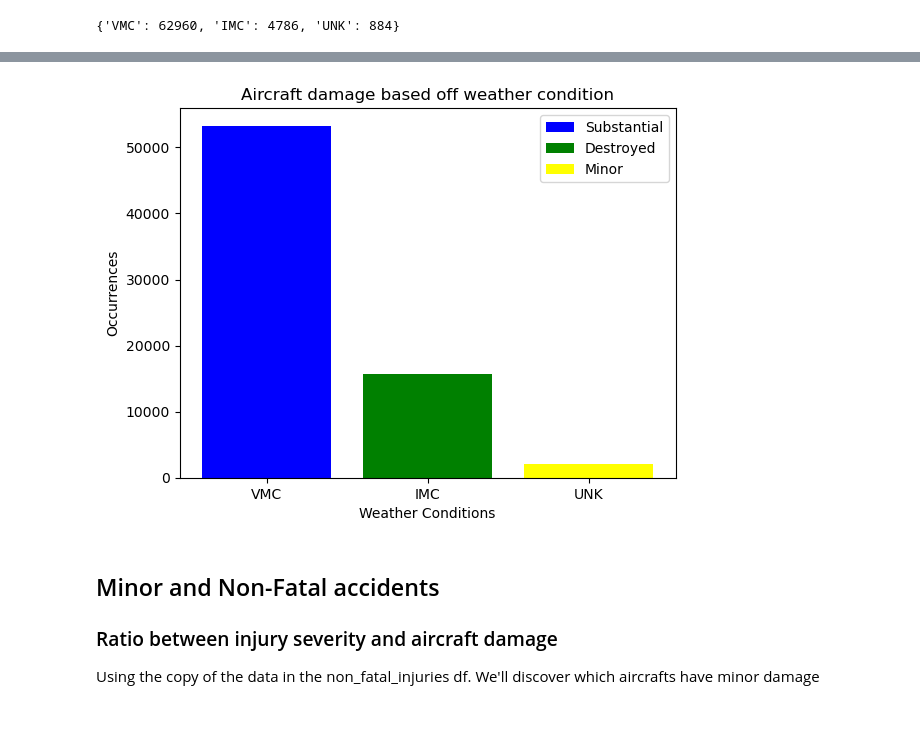
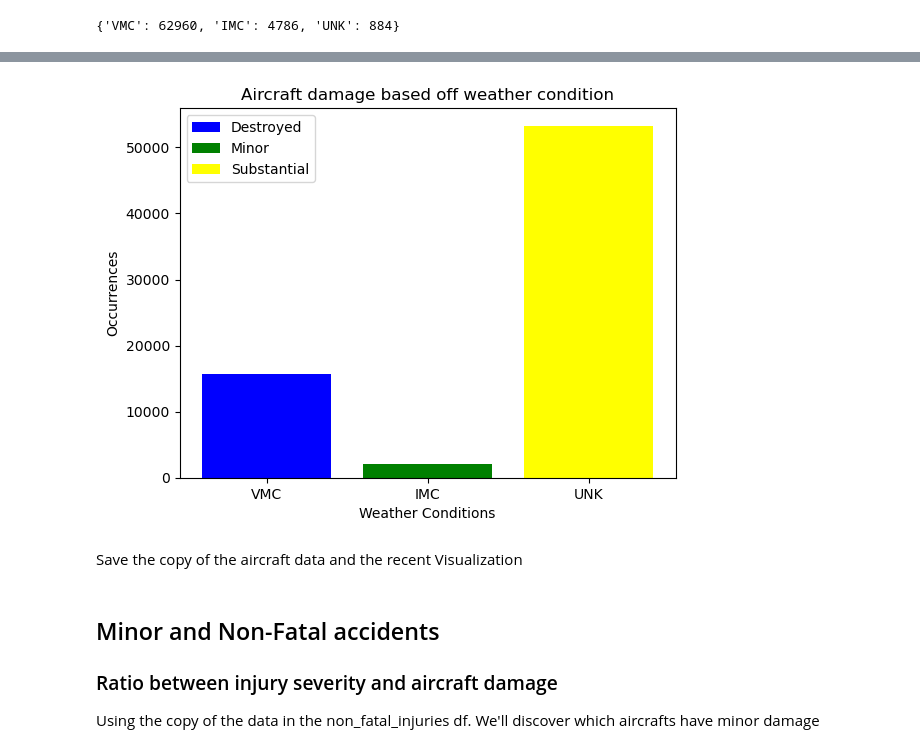
Before and after one commit to omendez930/Aircraft_purchase_analysis, a Jupyter notebook: Index.ipynb, the cells around one changed output, grey strips where cells are left out. Drawn from its saved outputs; the diff is of its cells as text; code cells hidden in the pictures; blank space fills up the shorter version.

```diff
--- a/Index.ipynb
+++ b/Index.ipynb
@@ -350,6 +338,4 @@ aircraft_damage_count = count_categories(data,'Aircraft.damage')
 aircraft_damage_count
 # %% [output]
 {'Substantial': 53281, 'Destroyed': 15706, 'Minor': 2092}
-# %%
-data.dropna(subset='Aircraft.damage', inplace=True)
 # %% [markdown]
@@ -922,5 +908,6 @@ weather
 # %% [output]
 {'VMC': 62960, 'IMC': 4786, 'UNK': 884}
 # %%
-damage = count_categories(data,'Aircraft.damage')
-damage
+# damage = count_categories(data,'Aircraft.damage')
+# damage
+damaged_aircrafts['Weather_Condition'] = weather.keys()
@@ -929,13 +922,16 @@ damage
 # %%
+# Create a figure and axis objects with specified size
 fig, ax = plt.subplots()
-ax.bar(weather.keys(), damage.values(), color=color, label=damage.keys())
+ax.bar(damaged_aircrafts['Weather_Condition'], damaged_aircrafts['Count'], color=color, label=damaged_aircrafts.index)
 ax.set_xlabel('Weather Conditions')
 ax.set_ylabel('Occurrences')
 ax.set_title('Aircraft damage based off weather condition')
 ax.legend()
 plt.show()
 # %% [output]
-[figure, old version]
+[figure, new version]
+# %% [markdown]
+Save the copy of the aircraft data and the recent Visualization
 # %%
 data.to_csv('./data/AviationData_copy.csv', index=False)
 # %%
```
Also changed, not shown: parts of 110 cells of this notebook, 7 other files.
